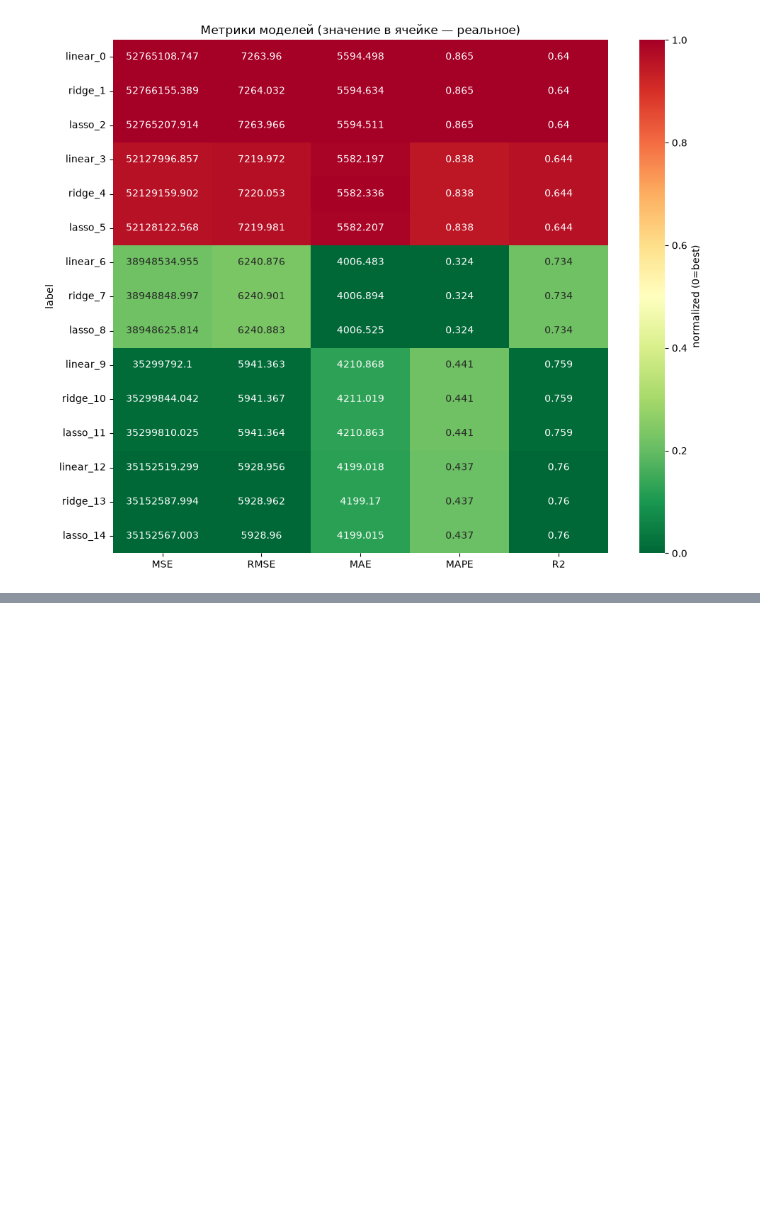
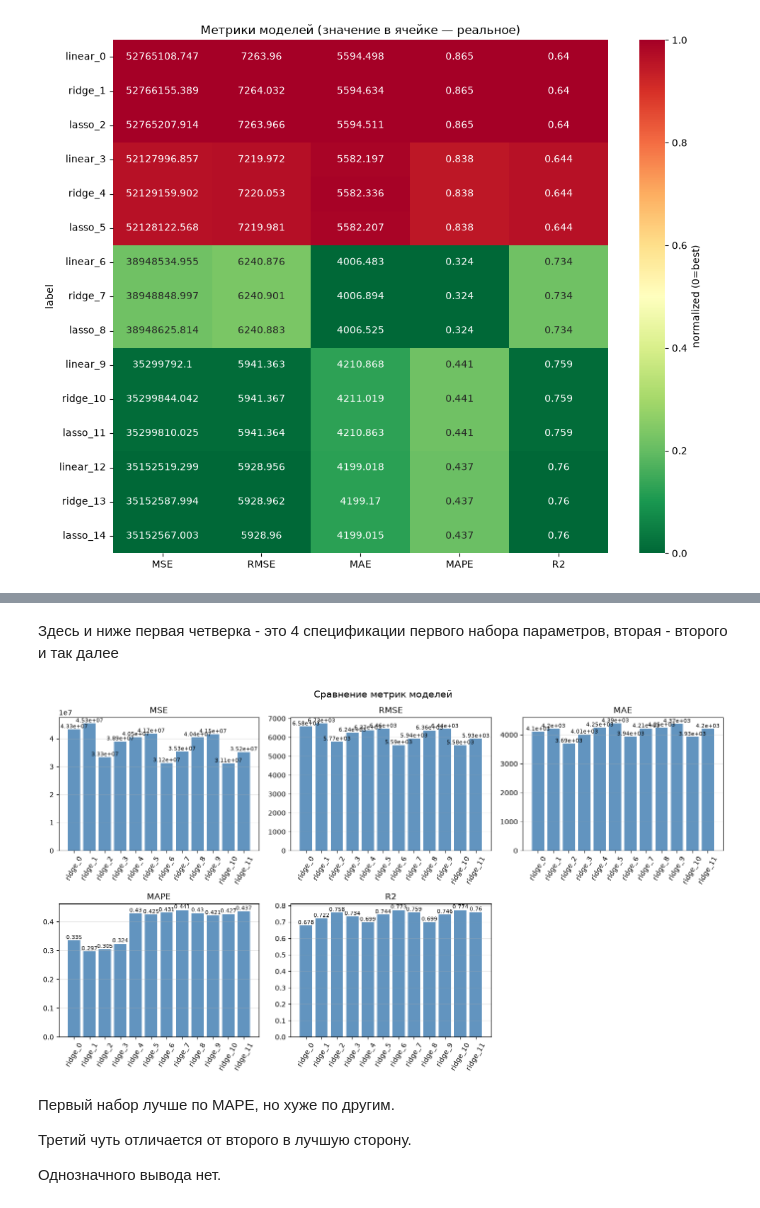
Before and after one commit to ceteravincis/dz_regressii_misskiy, a Jupyter notebook: dz-regressiya.ipynb, the cells around one changed output, grey strips where cells are left out. Cells and saved outputs as stored; diff of their text form; code cells hidden in the pictures; blank space fills up the shorter version.

```diff
--- a/dz-regressiya.ipynb
+++ b/dz-regressiya.ipynb
@@ -599,0 +606,12 @@ SyntaxError: invalid character '•' (U+2022) (3832814161.py, line 1)
+# %% [markdown]
+Здесь и ниже первая четверка - это 4 спецификации первого набора параметров, вторая - второго и так далее
+# %%
+metrics_df_plot = plot_metrics(models)
+# %% [output]
+[figure, added]
+# %% [markdown]
+Первый набор лучше по MAPE, но хуже по другим.
+
+Третий чуть отличается от второго в лучшую сторону.
+
+Однозначного вывода нет.
```
Also changed, not shown: parts of 12 cells of this notebook.
